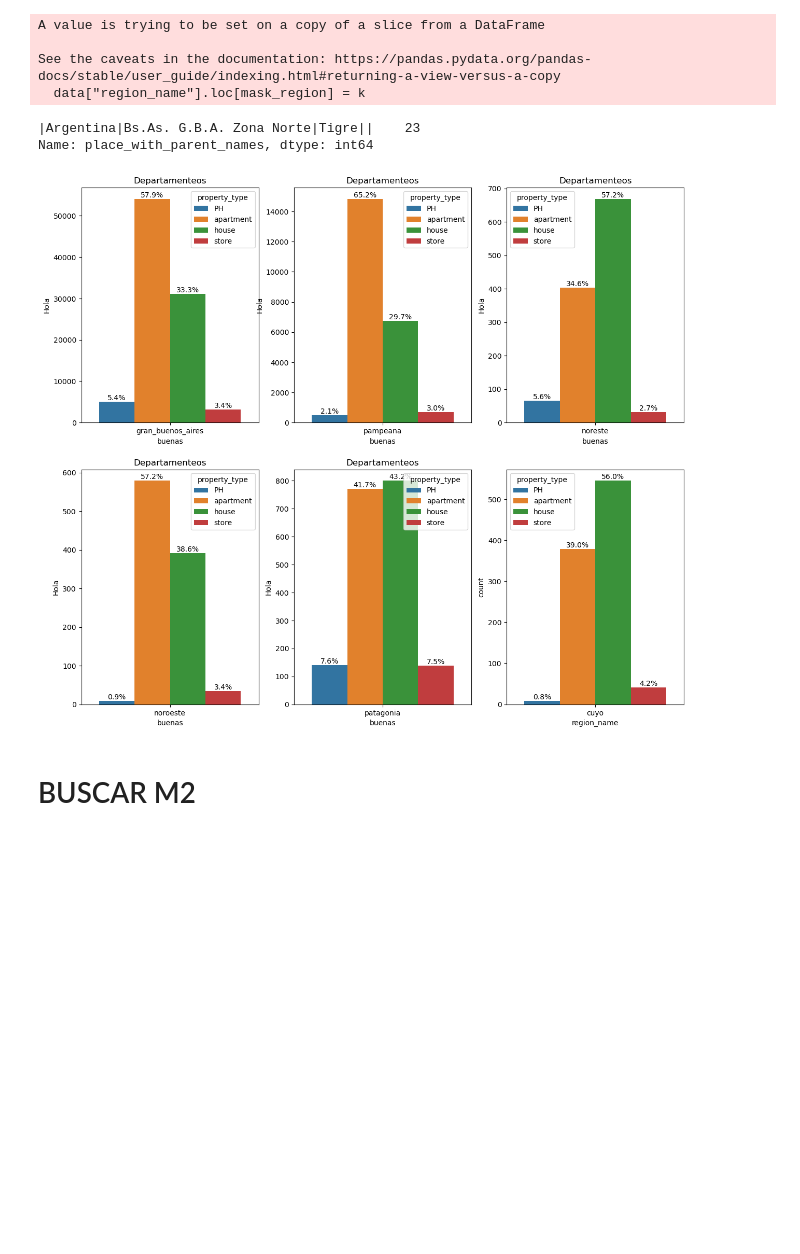
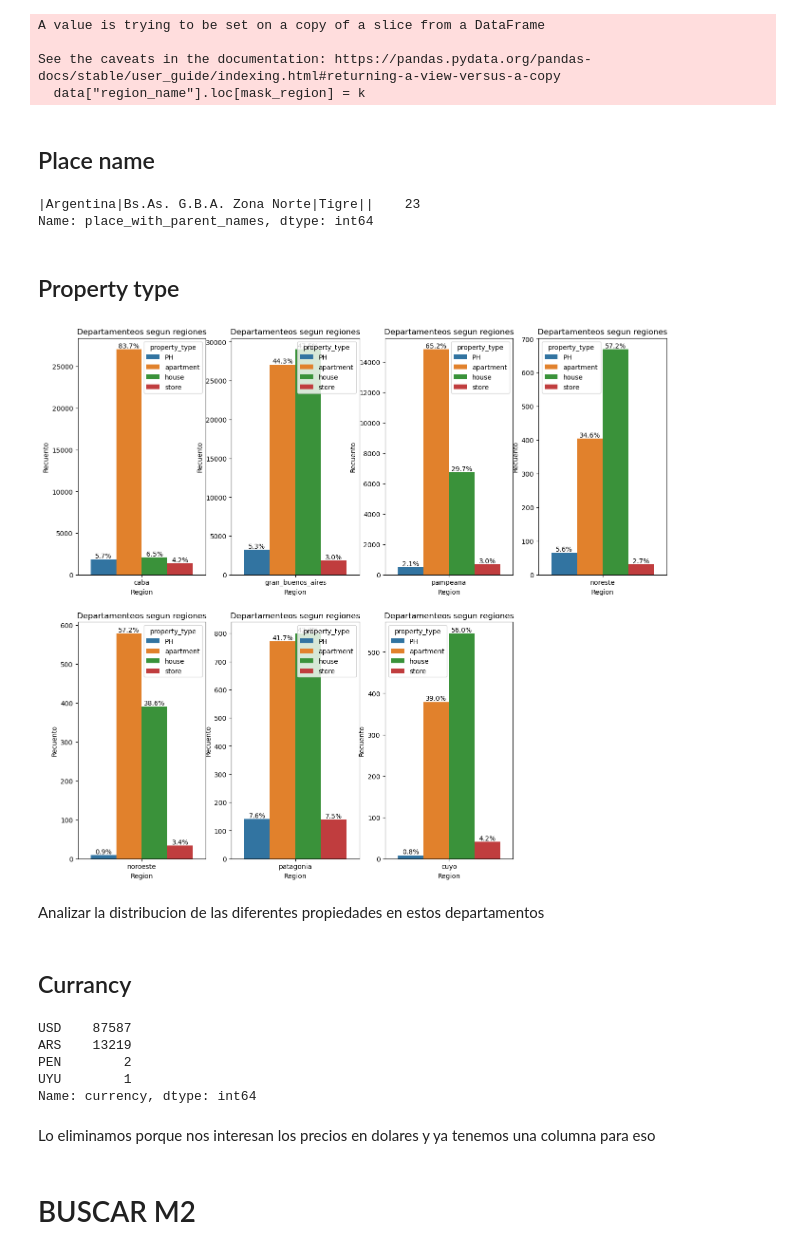
Before and after one commit to JoaquinC-1/TP_DH, a Jupyter notebook: TP_properati.ipynb, the cells around one changed output. Cells and saved outputs as stored; diff of their text form; code cells hidden in the pictures; blank space fills up the shorter version.

```diff
--- a/TP_properati.ipynb
+++ b/TP_properati.ipynb
@@ -174,7 +175,8 @@ regiones_dict = {"noroeste":["Catamarca","Jujuy","La Rioja","Salta", "Santiago D
                 "cuyo": ["Mendoza", "San Juan", "San Luis"],
                 "pampeana": ["Córdoba", "Entre Ríos", "La Pampa", "Santa Fe"],
                 "patagonia" : ["Río Negro", "Neuquén", "Chubut", "Santa Cruz", "Tierra Del Fuego"],
-                "gran_buenos_aires" : ["Capital Federal", "Bs.As. G.B.A. Zona Sur", "Bs.As. G.B.A. Zona Norte","Bs.As. G.B.A. Zona Oeste","Buenos Aires Interior", "Buenos Aires Costa Atlántica" ]}
+                "gran_buenos_aires" : ["Bs.As. G.B.A. Zona Sur", "Bs.As. G.B.A. Zona Norte","Bs.As. G.B.A. Zona Oeste","Buenos Aires Interior", "Buenos Aires Costa Atlántica" ],
+                "caba":["Capital Federal"]}
 
 #Nueva columna con las nuevas regiones
 
@@ -187,6 +189,8 @@ A value is trying to be set on a copy of a slice from a DataFrame
 
 See the caveats in the documentation: https://pandas.pydata.org/pandas-docs/stable/user_guide/indexing.html#returning-a-view-versus-a-copy
   data["region_name"].loc[mask_region] = k
+# %% [markdown]
+## Place name
 # %%
 # Busco los valores de place_name que me faltan
 
@@ -197,20 +201,22 @@ Name: place_with_parent_names, dtype: int64
 # %%
 # Observo que son todos de Tigre, asi que completo con Tigre
 data.place_name.fillna("Tigre", inplace=True)
+# %% [markdown]
+## Property type
 # %%
 #creando funcion
 
 def countplot_plot(feature, hue, title="", xlabel="", ylabel=""):
 
-    fig = plt.figure(figsize=(15,20))
+    fig = plt.figure(figsize=(16,22))
 
     for i, col in enumerate(data[feature].unique()):
+        plt.subplot(3, 4, i+1)
+        mask_plot = data[feature] == col
+        ax =sns.countplot(x=data[feature][mask_plot], hue=data[hue])
         plt.title(title)
         plt.xlabel(xlabel)
         plt.ylabel(ylabel)
-        plt.subplot(3, 3, i+1)
-        mask_plot = data[feature] == col
-        ax =sns.countplot(x=data[feature][mask_plot], hue=data[hue])
 
         for c in ax.containers:
             labels = [f'{h/data[feature][mask_plot].count()*100:0.1f}%' if (h := v.get_height()) > 0 else '' for v in c]
@@ -218,9 +224,23 @@ def countplot_plot(feature, hue, title="", xlabel="", ylabel=""):
 
     plt.show()
 # %%
-countplot_plot("region_name","property_type", title="Departamenteos", xlabel="buenas", ylabel="Hola" )
+countplot_plot("region_name","property_type", title="Departamenteos segun regiones", xlabel="Region", ylabel="Recuento" )
 # %% [output]
-[figure, old version]
+[figure, new version]
+# %% [markdown]
+Analizar la distribucion de las diferentes propiedades en estos departamentos
+# %% [markdown]
+## Currancy
+# %%
+data.currency.value_counts()
+# %% [output]
+USD    87587
+ARS    13219
+PEN        2
+UYU        1
+Name: currency, dtype: int64
+# %% [markdown]
+Lo eliminamos porque nos interesan los precios en dolares y ya tenemos una columna para eso
 # %% [markdown]
 # BUSCAR M2
 # %% [markdown]
```
Also changed, not shown: parts of 17 cells of this notebook.
